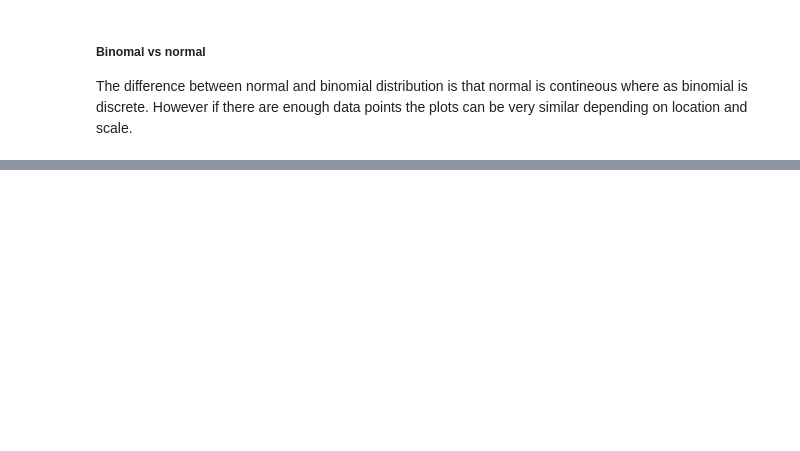
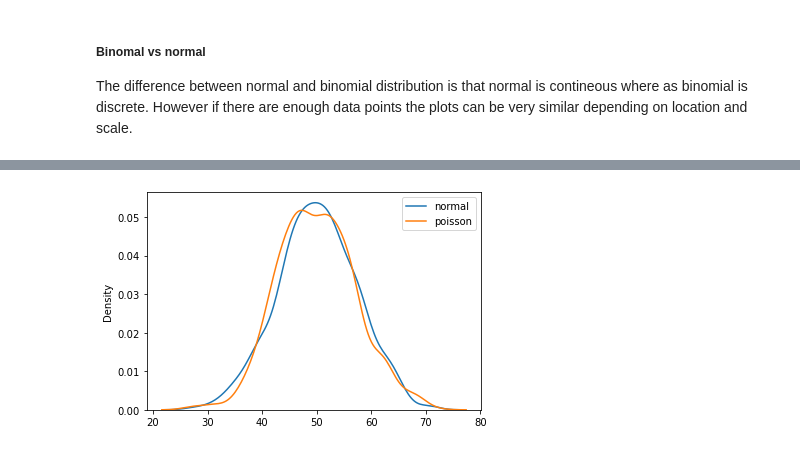
Before and after one commit to Lynch08/numpy-random-investigation, a Jupyter notebook: numpy-random.ipynb, the cells around one changed output, grey strips where cells are left out. Cells and saved outputs as stored; diff of their text form; code cells hidden in the pictures; blank space fills up the shorter version.

```diff
--- a/numpy-random.ipynb
+++ b/numpy-random.ipynb
@@ -294,0 +334,9 @@ print(s)
+# %%
+# Normal distribution
+sns.kdeplot(r.normal(loc=50, scale=7, size=1000), label='normal')
+# Poisson distribution
+sns.kdeplot(r.poisson(lam=50, size=1000), label='poisson')
+plt.legend()
+plt.show()
+# %% [output]
+[figure, added]
```
Also changed, not shown: parts of 37 cells of this notebook, 4 other files.
